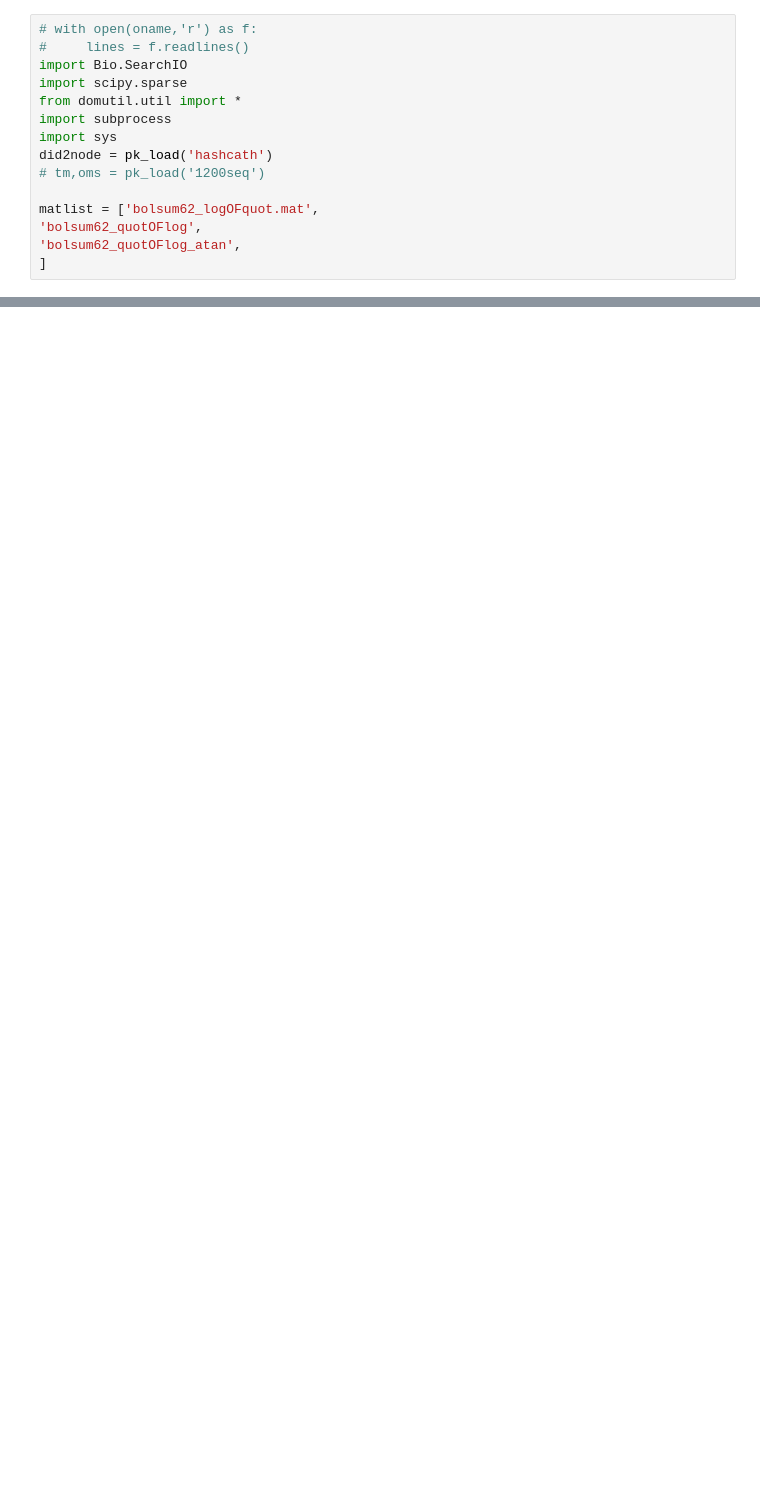
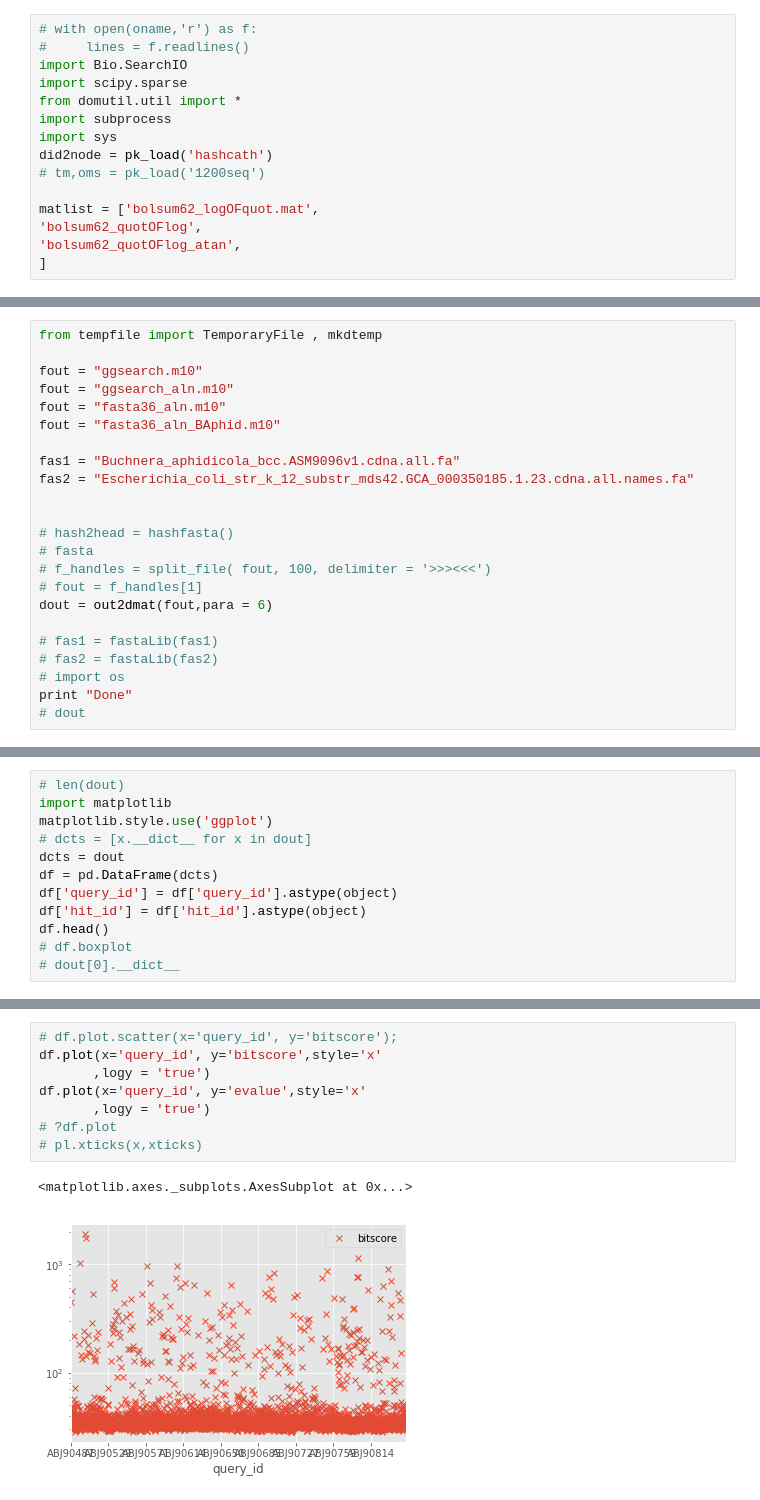
Before and after one commit to shouldsee/blosum, a Jupyter notebook: workflow.ipynb, the cells around one changed output, grey strips where cells are left out. Drawn from its saved outputs; the diff is of its cells as text; blank space fills up the shorter version.

```diff
--- a/workflow.ipynb
+++ b/workflow.ipynb
@@ -437,0 +678,23 @@ om.min()
+# %%
+from tempfile import TemporaryFile , mkdtemp
+
+fout = "ggsearch.m10"
+fout = "ggsearch_aln.m10"
+fout = "fasta36_aln.m10"
+fout = "fasta36_aln_BAphid.m10"
+
+fas1 = "Buchnera_aphidicola_bcc.ASM9096v1.cdna.all.fa"
+fas2 = "Escherichia_coli_str_k_12_substr_mds42.GCA_000350185.1.23.cdna.all.names.fa"
+
+
+# hash2head = hashfasta()
+# fasta
+# f_handles = split_file( fout, 100, delimiter = '>>><<<')
+# fout = f_handles[1]
+dout = out2dmat(fout,para = 6)
+
+# fas1 = fastaLib(fas1)
+# fas2 = fastaLib(fas2)
+# import os
+print "Done"
+# dout
@@ -437,0 +713,12 @@ om.min()
+# %%
+# len(dout)
+import matplotlib
+matplotlib.style.use('ggplot')
+# dcts = [x.__dict__ for x in dout]
+dcts = dout
+df = pd.DataFrame(dcts)
+df['query_id'] = df['query_id'].astype(object)
+df['hit_id'] = df['hit_id'].astype(object)
+df.head()
+# df.boxplot
+# dout[0].__dict__
@@ -437,0 +732,11 @@ om.min()
+# %%
+# df.plot.scatter(x='query_id', y='bitscore');
+df.plot(x='query_id', y='bitscore',style='x'
+       ,logy = 'true')
+df.plot(x='query_id', y='evalue',style='x'
+       ,logy = 'true')
+# ?df.plot
+# pl.xticks(x,xticks)
+# %% [output]
+<matplotlib.axes._subplots.AxesSubplot at 0x...>
+[figure, added]
```
Also changed, not shown: parts of 31 cells of this notebook, 6 other files.
